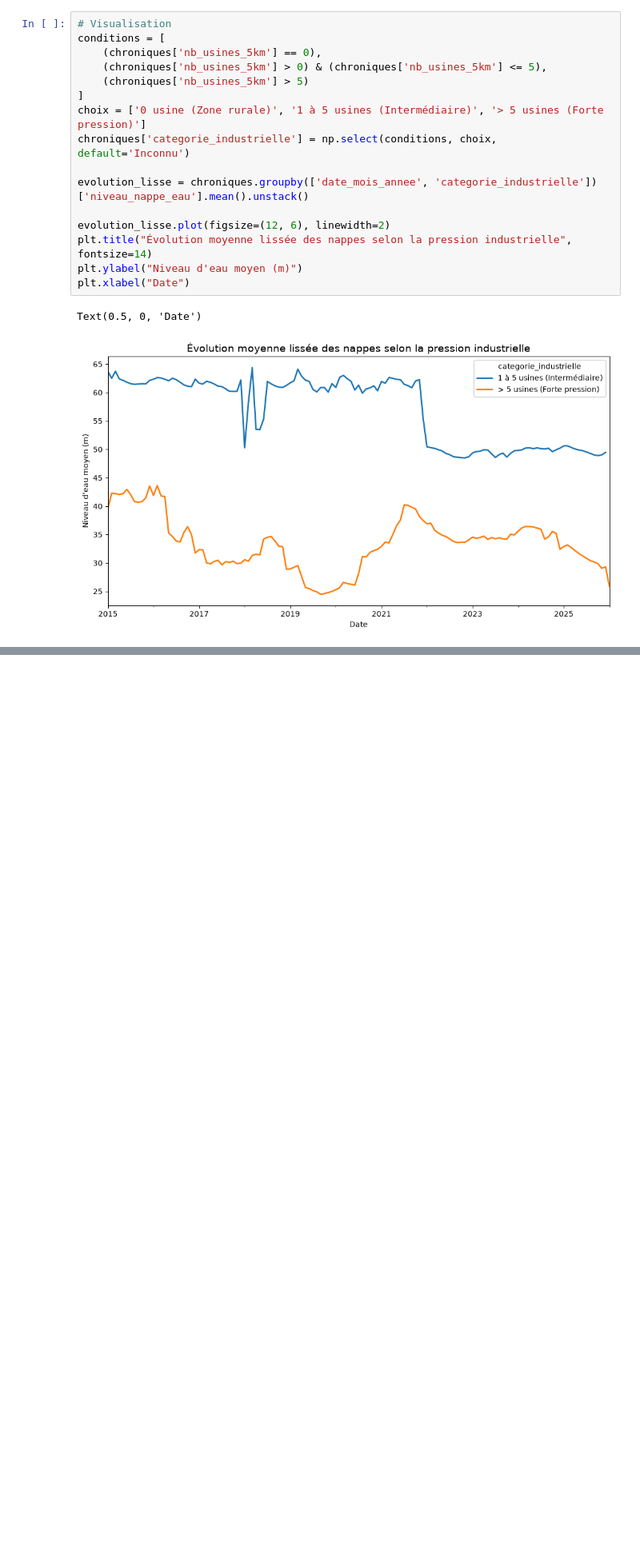
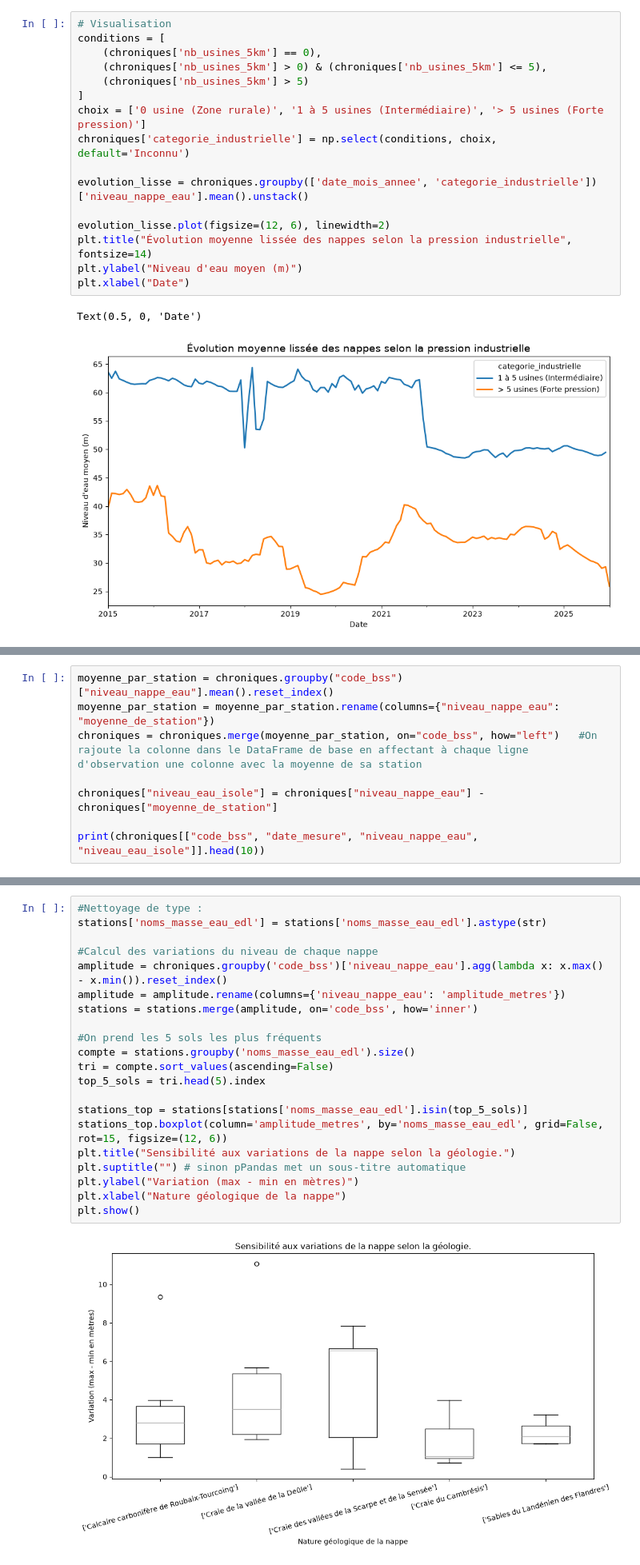
Before and after one commit to Nathan-de-J/PYDS, a Jupyter notebook: website/code/index_nathan.ipynb, the cells around one changed output, grey strips where cells are left out. Shown at 80% size. Saved outputs shown, nothing was run; the diff lists cells and outputs as text; blank space fills up the shorter version.

```diff
--- a/website/code/index_nathan.ipynb
+++ b/website/code/index_nathan.ipynb
@@ -322,0 +366,8 @@ Text(0.5, 0, 'Date')
+# %%
+moyenne_par_station = chroniques.groupby("code_bss")["niveau_nappe_eau"].mean().reset_index()
+moyenne_par_station = moyenne_par_station.rename(columns={"niveau_nappe_eau": "moyenne_de_station"})
+chroniques = chroniques.merge(moyenne_par_station, on="code_bss", how="left")   #On rajoute la colonne dans le DataFrame de base en affectant à chaque ligne d'observation une colonne avec la moyenne de sa station
+
+chroniques["niveau_eau_isole"] = chroniques["niveau_nappe_eau"] - chroniques["moyenne_de_station"]
+
+print(chroniques[["code_bss", "date_mesure", "niveau_nappe_eau", "niveau_eau_isole"]].head(10))
@@ -322,0 +382,23 @@ Text(0.5, 0, 'Date')
+# %%
+#Nettoyage de type :
+stations['noms_masse_eau_edl'] = stations['noms_masse_eau_edl'].astype(str)
+
+#Calcul des variations du niveau de chaque nappe
+amplitude = chroniques.groupby('code_bss')['niveau_nappe_eau'].agg(lambda x: x.max() - x.min()).reset_index()
+amplitude = amplitude.rename(columns={'niveau_nappe_eau': 'amplitude_metres'})
+stations = stations.merge(amplitude, on='code_bss', how='inner')
+
+#On prend les 5 sols les plus fréquents
+compte = stations.groupby('noms_masse_eau_edl').size()
+tri = compte.sort_values(ascending=False)
+top_5_sols = tri.head(5).index
+
+stations_top = stations[stations['noms_masse_eau_edl'].isin(top_5_sols)]
+stations_top.boxplot(column='amplitude_metres', by='noms_masse_eau_edl', grid=False, rot=15, figsize=(12, 6))
+plt.title("Sensibilité aux variations de la nappe selon la géologie.")
+plt.suptitle("") # sinon pPandas met un sous-titre automatique
+plt.ylabel("Variation (max - min en mètres)")
+plt.xlabel("Nature géologique de la nappe")
+plt.show()
+# %% [output]
+[figure, added]
```
Also changed, not shown: parts of 16 cells of this notebook.
